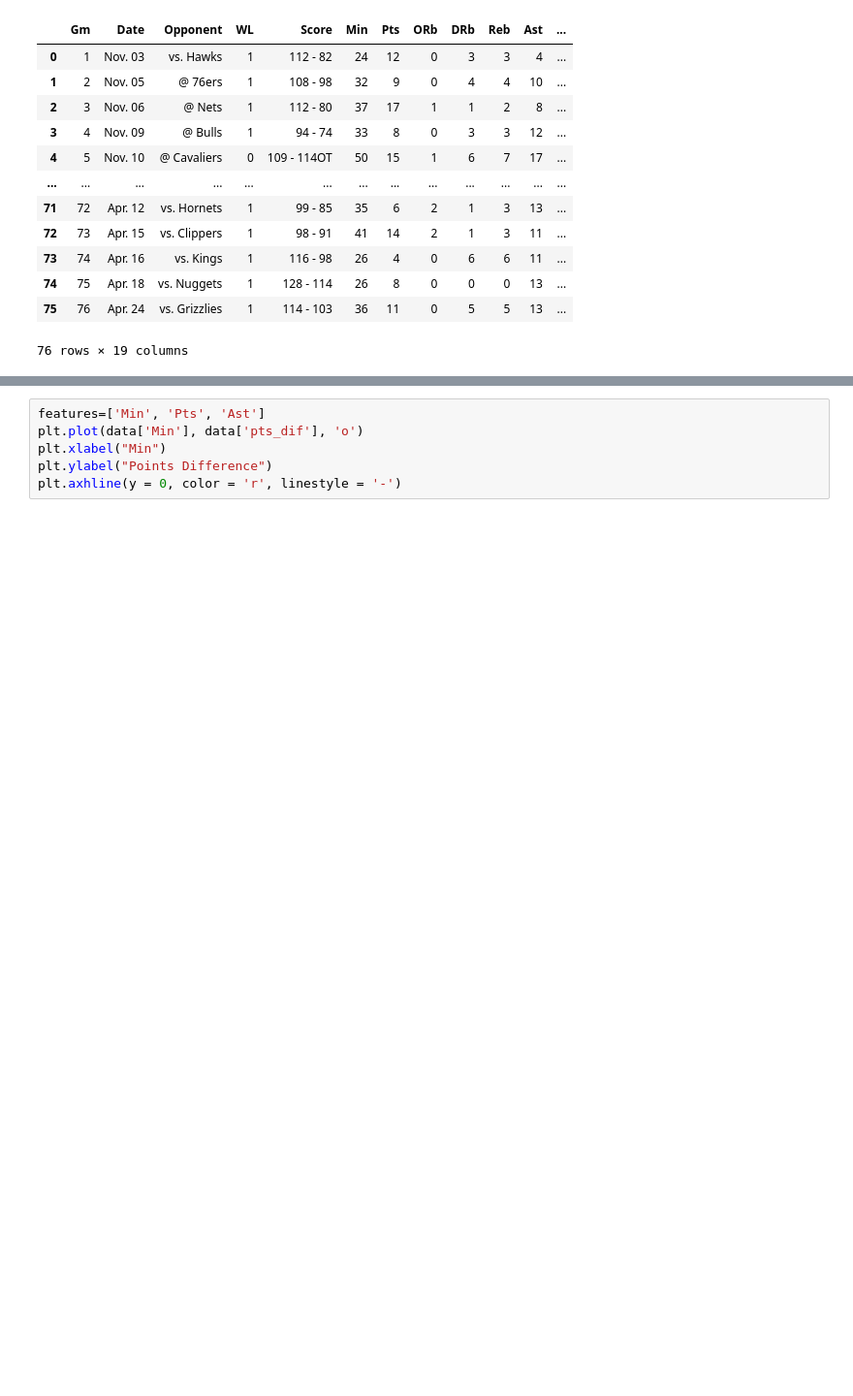
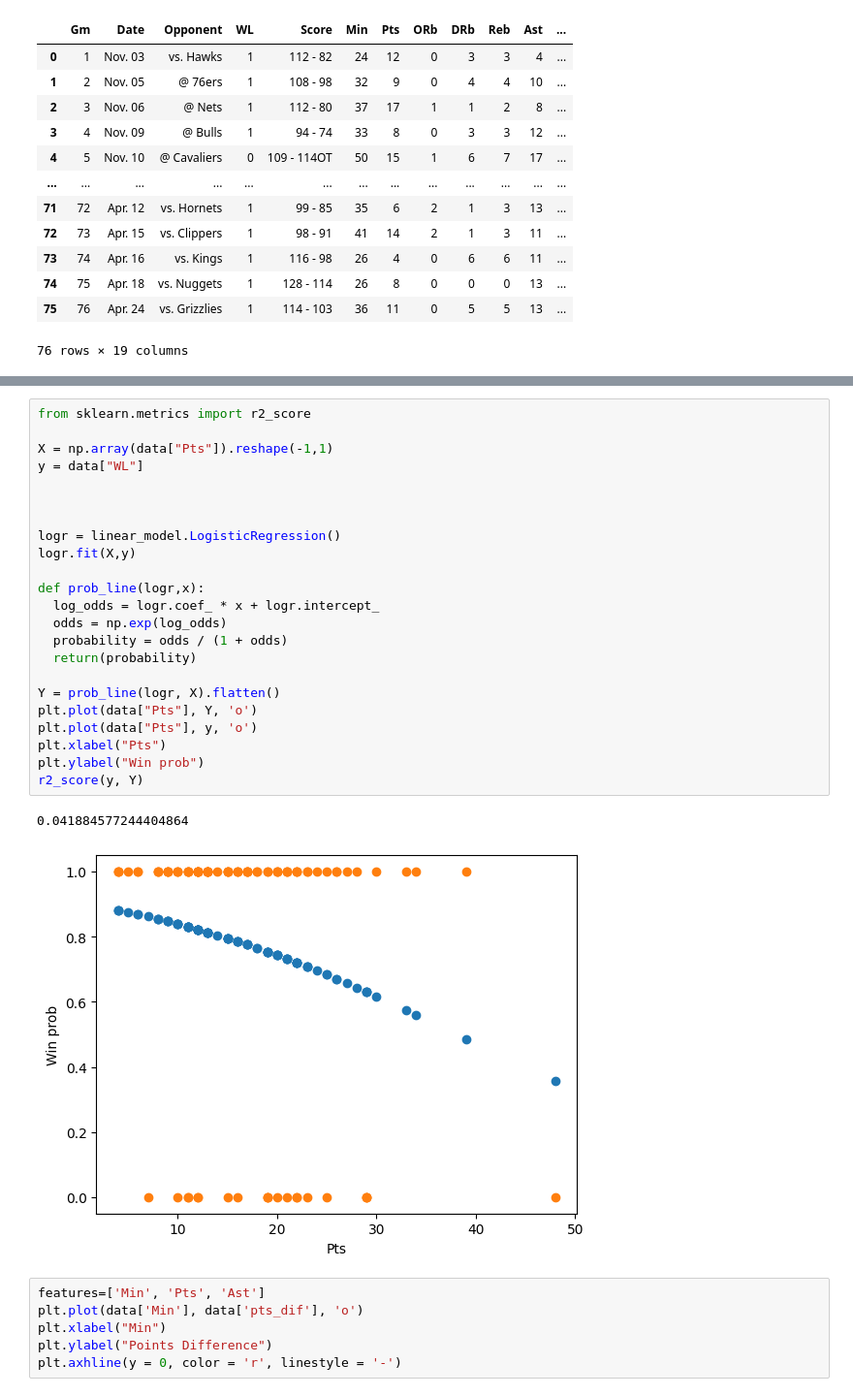
Before and after one commit to shin-fued/NASH_MVP, a Jupyter notebook: Classification.ipynb, the cells around one changed output, grey strips where cells are left out. Shown: that part at 97% size. Drawn from its saved outputs; the diff is of its cells as text; blank space fills up the shorter version.

```diff
--- a/decisionTree.ipynb
+++ b/Classification.ipynb
@@ -80,3 +92,29 @@ post
+# %%
+from sklearn.metrics import r2_score
+
+X = np.array(data["Pts"]).reshape(-1,1)
+y = data["WL"]
+
+
+
+logr = linear_model.LogisticRegression()
+logr.fit(X,y)
+
+def prob_line(logr,x):
+  log_odds = logr.coef_ * x + logr.intercept_
+  odds = np.exp(log_odds)
+  probability = odds / (1 + odds)
+  return(probability)
+
+Y = prob_line(logr, X).flatten()
+plt.plot(data["Pts"], Y, 'o')
+plt.plot(data["Pts"], y, 'o')
+plt.xlabel("Pts")
+plt.ylabel("Win prob")
+r2_score(y, Y)
+# %% [output]
+0.041884577244404864
+[figure, added]
 # %%
 features=['Min', 'Pts', 'Ast']
 plt.plot(data['Min'], data['pts_dif'], 'o')
```
Also changed, not shown: parts of 17 cells of this notebook, 5 other files.
